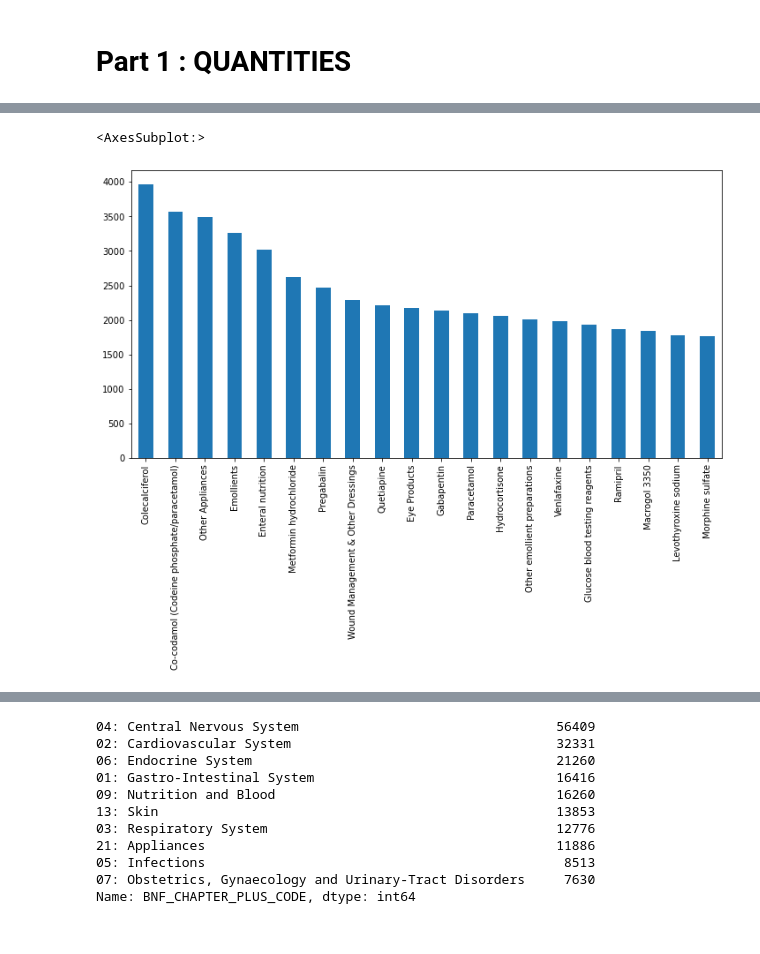
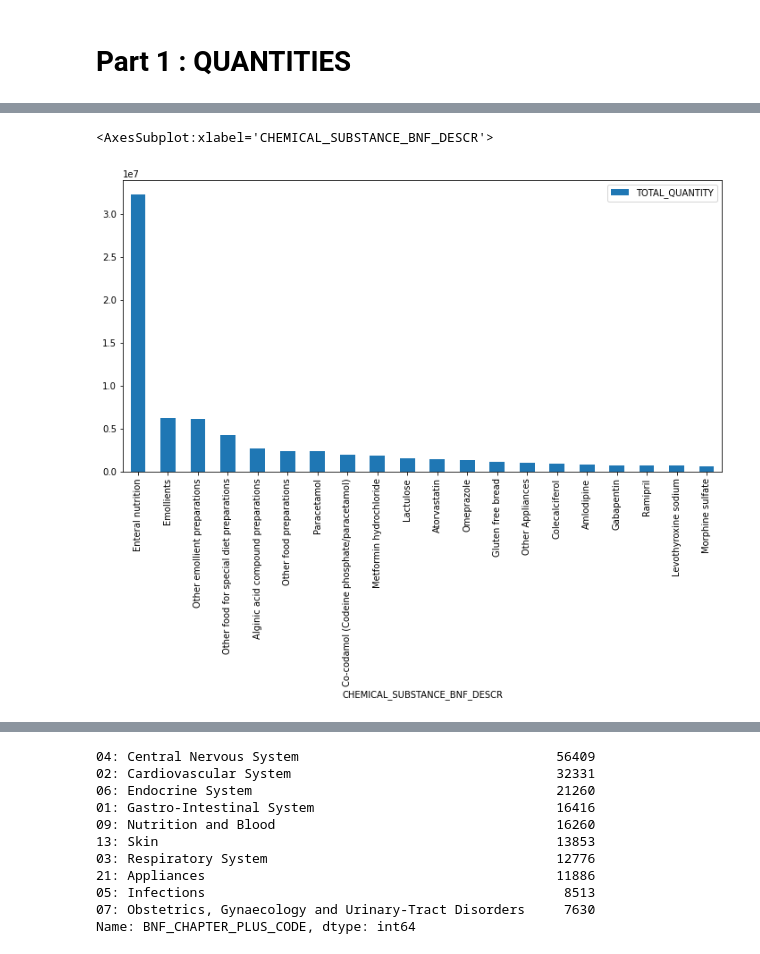
Before and after one commit to kamalmasarweh/project, a Jupyter notebook: Group work.ipynb, the cells around one changed output, grey strips where cells are left out. Saved outputs shown, nothing was run; the diff lists cells and outputs as text; code cells hidden in the pictures.

```diff
--- a/Group work.ipynb
+++ b/Group work.ipynb
@@ -42,4 +42,5 @@ epd_21 = pd.read_csv('EPD_202104.csv')
 # 2021 prescriptions overall quantity
 
 drug_quantity_21 = epd_21[["CHEMICAL_SUBSTANCE_BNF_DESCR","TOTAL_QUANTITY"]]
-#drug_quantity_21.head(20)
+drug_quantity_sum_21 = drug_quantity_21.groupby('CHEMICAL_SUBSTANCE_BNF_DESCR', as_index=False)["TOTAL_QUANTITY"].sum() #as_index needed to keep dataframe stucture
+drug_quantity_sum_21
@@ -46,5 +61,5 @@ drug_quantity_21 = epd_21[["CHEMICAL_SUBSTANCE_BNF_DESCR","TOTAL_QUANTITY"]]
 # %%
-# 2021 prescriptions  - 10 most prescribed
-drug_count_21 = epd_21["CHEMICAL_SUBSTANCE_BNF_DESCR"].value_counts()
-drug_count_21.head(40)
+# 2021 prescriptions  - 20 most prescribed
+drug_quantity_top_21=drug_quantity_sum_21.sort_values(by=['TOTAL_QUANTITY'],ascending=False)
+drug_quantity_top_21.head(20)
 # %% [output]
@@ -110,11 +126,11 @@ Name: CHEMICAL_SUBSTANCE_BNF_DESCR, dtype: int64
 # %%
 # Separate bar chart for most prescribed drugs 2021
 
-drug_21_main = drug_count_21.head(20)
-drug_21_main.plot.bar(figsize=(12,6))
+drug_21_main=drug_quantity_top_21.head(20)
+drug_21_main.plot.bar(x='CHEMICAL_SUBSTANCE_BNF_DESCR',y='TOTAL_QUANTITY',figsize=(12,6))
 # %% [output]
-<AxesSubplot:>
+<AxesSubplot:xlabel='CHEMICAL_SUBSTANCE_BNF_DESCR'>
-[figure, old version]
+[figure, new version]
 # %%
 # Separate bar chart for most prescribed drugs 2020
 
```
Also changed, not shown: parts of 27 cells of this notebook, 2 other files.
